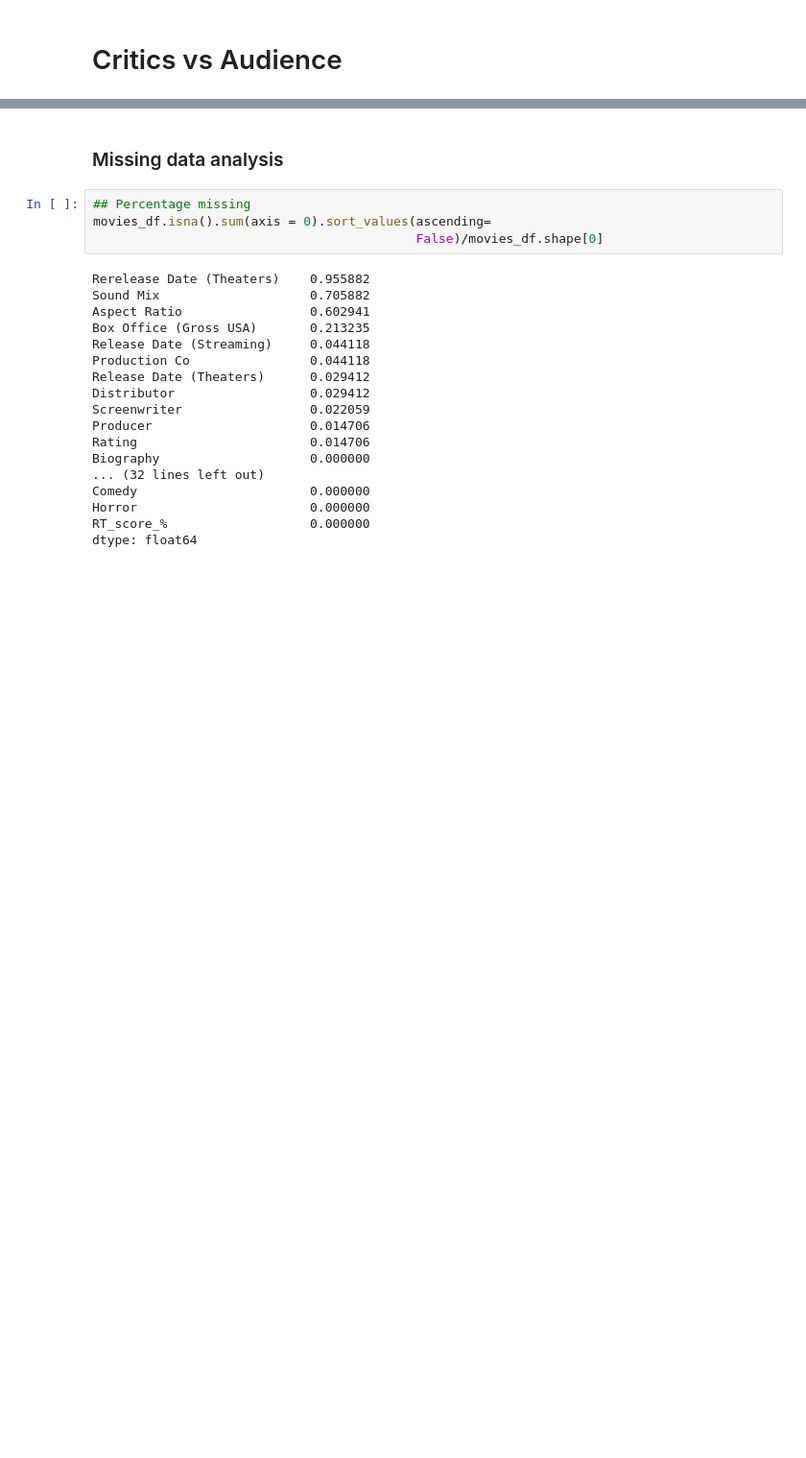
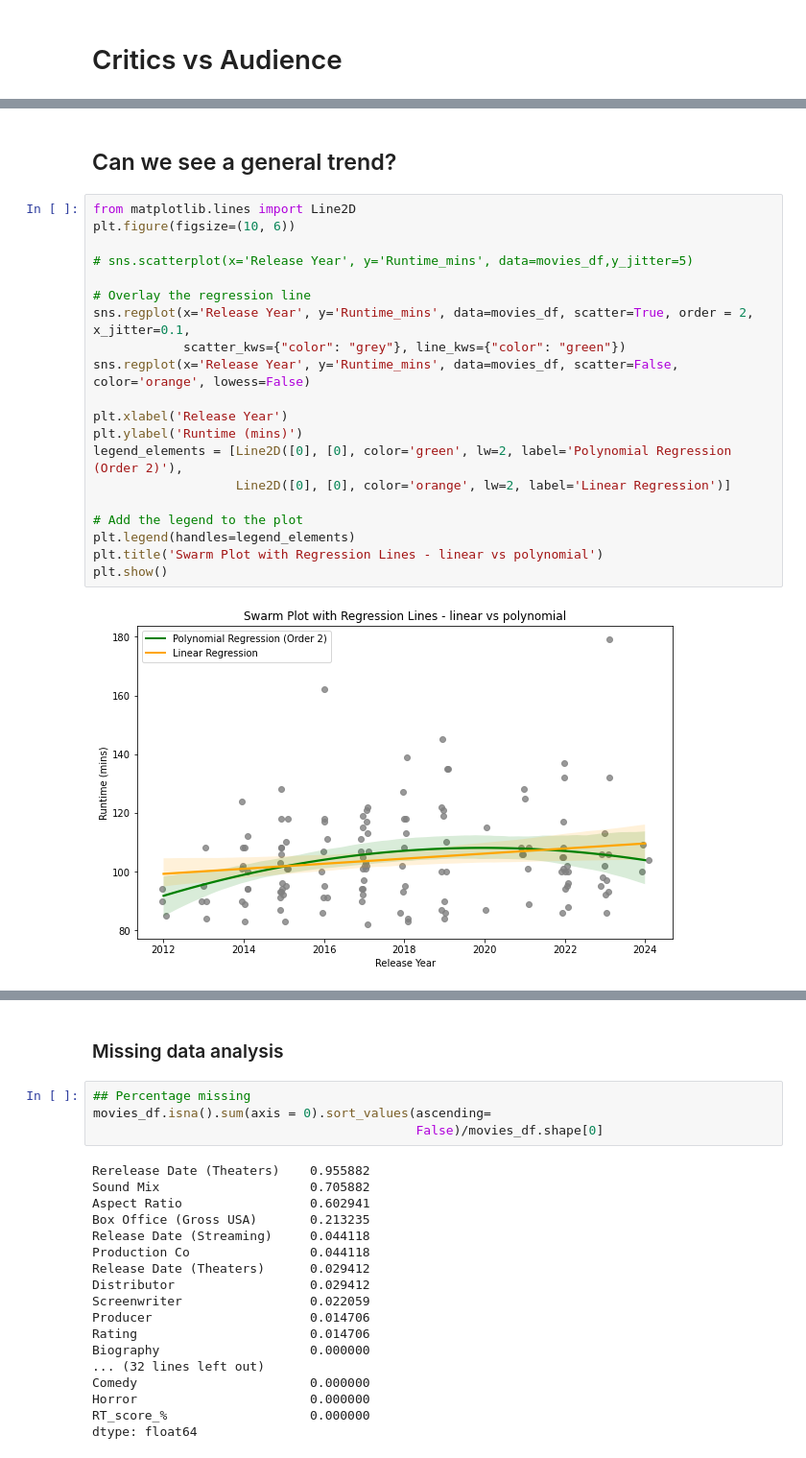
Before and after one commit to ianian-dot/scraping-and-analysing-A24-movies, a Jupyter notebook: a24_rt_analysis.ipynb, the cells around one changed output, grey strips where cells are left out. Shown: that part at 96% size. Drawn from its saved outputs; the diff is of its cells as text; blank space fills up the shorter version.

```diff
--- a/a24_rt_analysis.ipynb
+++ b/a24_rt_analysis.ipynb
@@ -275,0 +380,24 @@ movies_df[anomaly]
+# %% [markdown]
+## Can we see a general trend?
+# %%
+from matplotlib.lines import Line2D
+plt.figure(figsize=(10, 6))
+
+# sns.scatterplot(x='Release Year', y='Runtime_mins', data=movies_df,y_jitter=5)
+
+# Overlay the regression line
+sns.regplot(x='Release Year', y='Runtime_mins', data=movies_df, scatter=True, order = 2, x_jitter=0.1,
+            scatter_kws={"color": "grey"}, line_kws={"color": "green"})
+sns.regplot(x='Release Year', y='Runtime_mins', data=movies_df, scatter=False, color='orange', lowess=False)
+
+plt.xlabel('Release Year')
+plt.ylabel('Runtime (mins)')
+legend_elements = [Line2D([0], [0], color='green', lw=2, label='Polynomial Regression (Order 2)'),
+                   Line2D([0], [0], color='orange', lw=2, label='Linear Regression')]
+
+# Add the legend to the plot
+plt.legend(handles=legend_elements)
+plt.title('Swarm Plot with Regression Lines - linear vs polynomial')
+plt.show()
+# %% [output]
+[figure, added]
```
Also changed, not shown: parts of 26 cells of this notebook.
